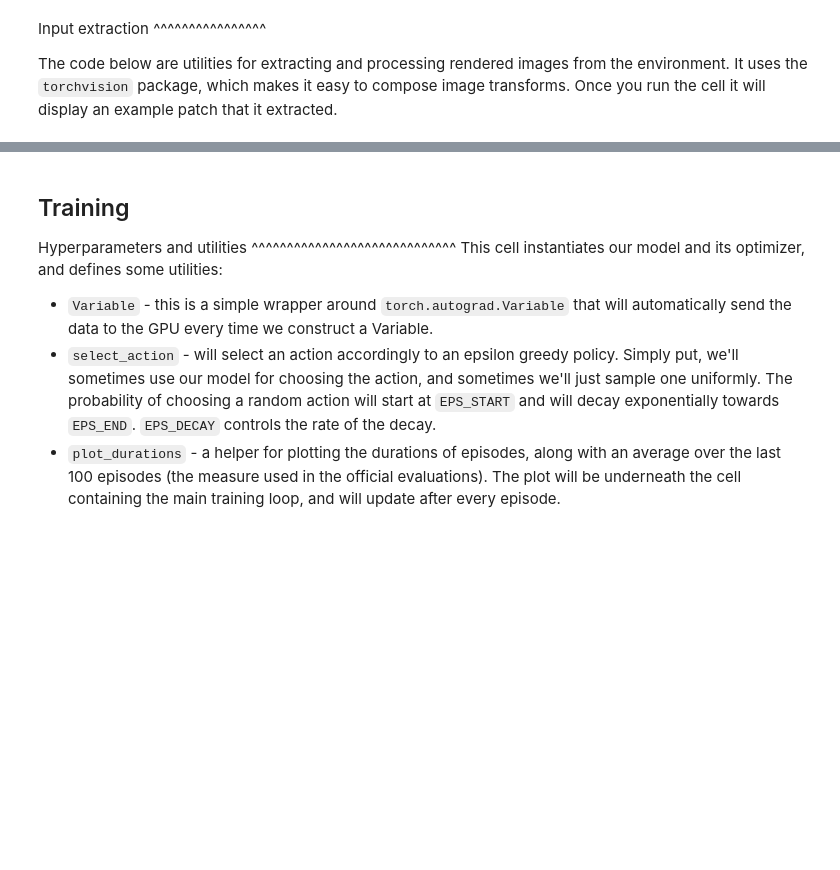
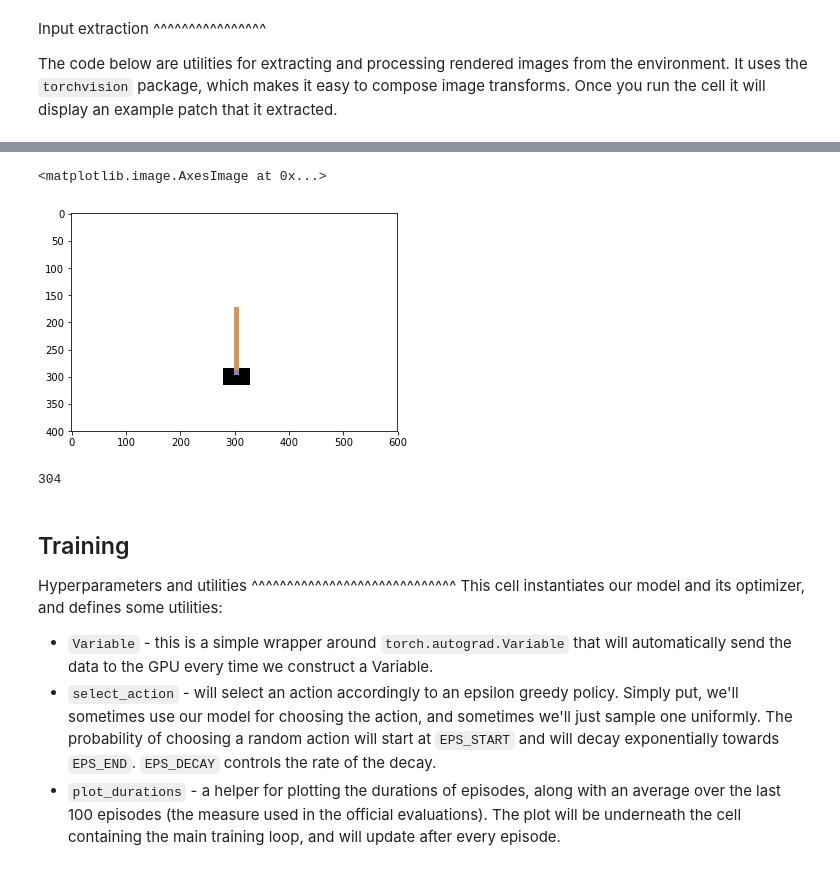
Before and after one commit to hahakumquat/stat234-project, a Jupyter notebook: cartpole.ipynb, the cells around one changed output, grey strips where cells are left out. Cells and saved outputs as stored; diff of their text form; code cells hidden in the pictures; blank space fills up the shorter version.

```diff
--- a/cartpole.ipynb
+++ b/cartpole.ipynb
@@ -273,3 +273,12 @@ plt.show()
+# %%
+plt.imshow(env.render(mode='rgb_array'))
+# %% [output]
+<matplotlib.image.AxesImage at 0x...>
+[figure, added]
+# %%
+get_cart_location()
+# %% [output]
+304
 # %% [markdown]
 Training
 --------
```
Also changed, not shown: parts of 4 cells of this notebook, 1 other file.
